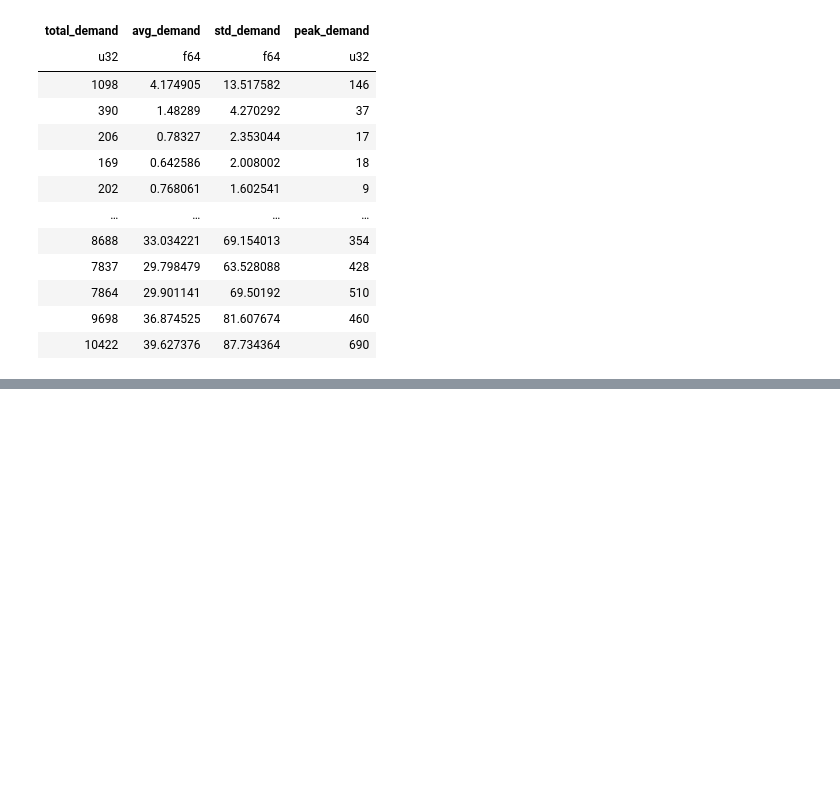
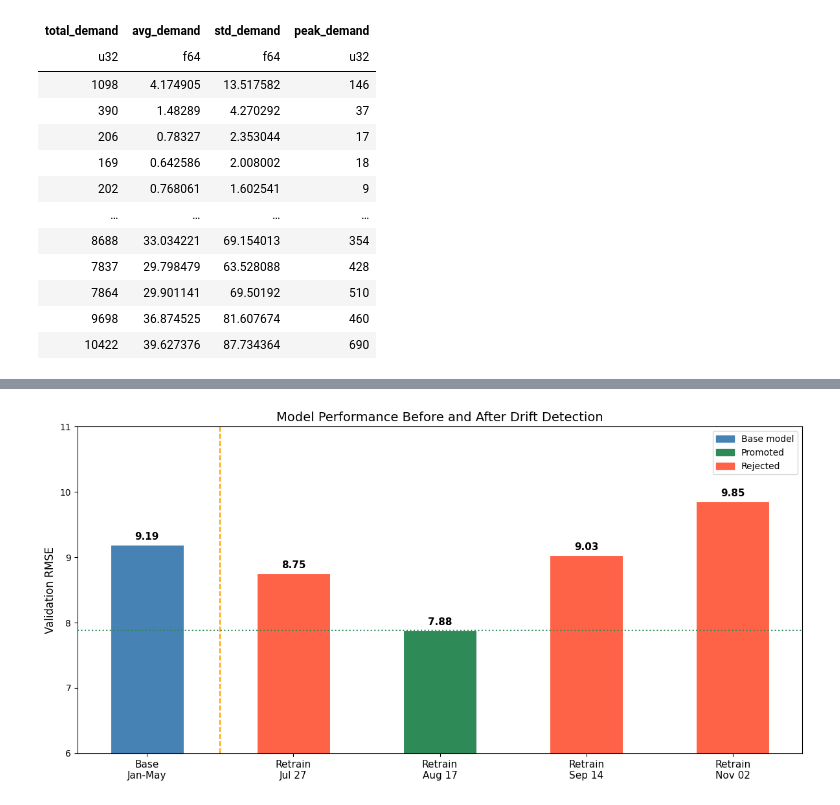
Before and after one commit to anjaneyajavvadi/Ride-Demand-Prediction-System, a Jupyter notebook: notebooks/v1.ipynb, the cells around one changed output, grey strips where cells are left out. Saved outputs shown, nothing was run; the diff lists cells and outputs as text; code cells hidden in the pictures; blank space fills up the shorter version.

Commit message:
Testing of drift detection and retrain pipeline done'

```diff
--- a/notebooks/v1.ipynb
+++ b/notebooks/v1.ipynb
@@ -315,6 +390,70 @@ FEATURE_SCHEMA = {
     "PULocationID":      {"dtype": "category", "min": 1,  "max": 263},
 }
 FEATURE_COLUMNS = list(FEATURE_SCHEMA.keys())
+# %%
+# notebooks/performance_analysis.ipynb
+
+import matplotlib.pyplot as plt
+import matplotlib.patches as mpatches
+import numpy as np
+
+runs_data = [
+    {"name": "Base\nJan-May", "date": "2025-05-01", "rmse": 9.19, "promoted": None},
+    {"name": "Retrain\nJul 27",  "date": "2025-07-27", "rmse": 8.75, "promoted": 0},
+    {"name": "Retrain\nAug 17",  "date": "2025-08-17", "rmse": 7.88, "promoted": 1},
+    {"name": "Retrain\nSep 14",  "date": "2025-09-14", "rmse": 9.03, "promoted": 0},
+    {"name": "Retrain\nNov 02",  "date": "2025-11-02", "rmse": 9.85, "promoted": 0},
+]
+
+fig, ax = plt.subplots(figsize=(12, 6))
+
+x = np.arange(len(runs_data))
+rmses = [r["rmse"] for r in runs_data]
+colors = []
+for r in runs_data:
+    if r["promoted"] is None:
+        colors.append("steelblue")    # base model
+    elif r["promoted"] == 1:
+        colors.append("seagreen")     # promoted
+    else:
+        colors.append("tomato")       # rejected
+
+bars = ax.bar(x, rmses, color=colors, width=0.5, edgecolor="white", linewidth=0.8)
+
+# add RMSE values on top of bars
+for bar, rmse in zip(bars, rmses):
+    ax.text(
+        bar.get_x() + bar.get_width() / 2,
+        bar.get_height() + 0.05,
+        f"{rmse:.2f}",
+        ha="center", va="bottom", fontsize=11, fontweight="bold"
+    )
+
+# drift detection start line
+ax.axvline(x=0.5, color="orange", linestyle="--", linewidth=1.5, label="Drift detection active")
+
+# best model line
+ax.axhline(y=7.88, color="seagreen", linestyle=":", linewidth=1.5, label="Best deployed model (7.88)")
+
+ax.set_xticks(x)
+ax.set_xticklabels([r["name"] for r in runs_data], fontsize=11)
+ax.set_ylabel("Validation RMSE", fontsize=12)
+ax.set_title("Model Performance Before and After Drift Detection", fontsize=14)
+ax.set_ylim(6, 11)
+
+# legend
+patches = [
+    mpatches.Patch(color="steelblue", label="Base model"),
+    mpatches.Patch(color="seagreen",  label="Promoted"),
+    mpatches.Patch(color="tomato",    label="Rejected"),
+]
+ax.legend(handles=patches, fontsize=10)
+
+plt.tight_layout()
+plt.savefig("../artifacts/plots/before_after_drift.png", dpi=150)
+plt.show()
+# %% [output]
+[figure, added]
 # %%
 import numpy as np
 import pandas as pd
```
Also changed, not shown: parts of 4 cells of this notebook, 6 other files.
